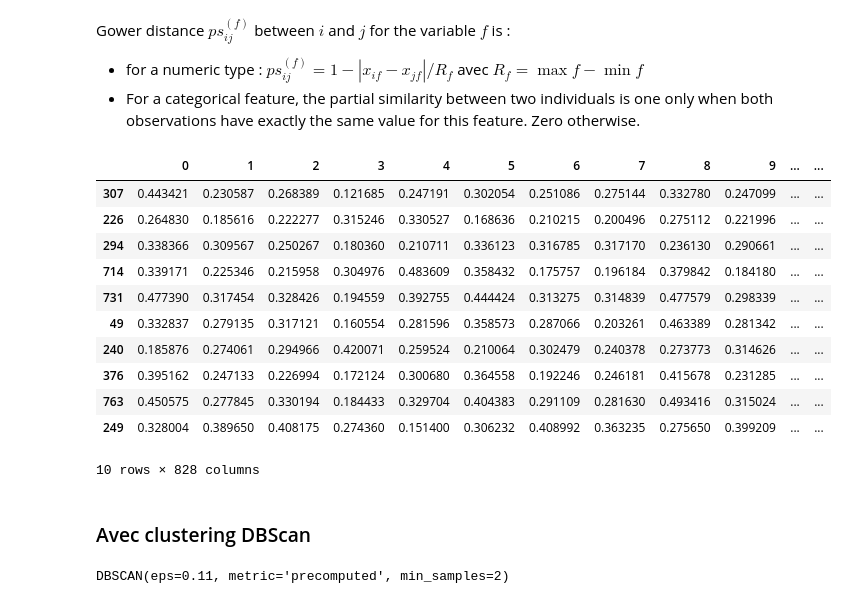
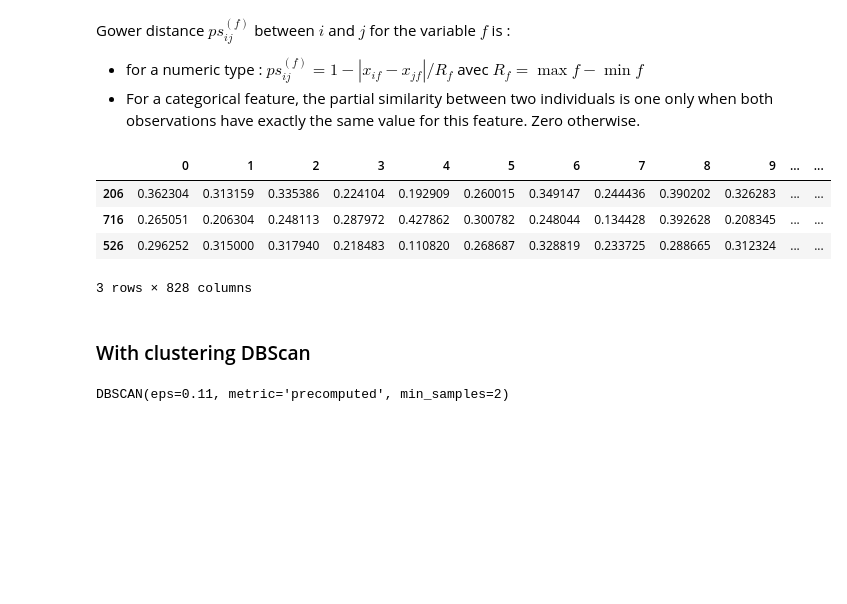
Before and after one commit to LeoMaurice/automated-playlist-making, a Jupyter notebook: example.ipynb, the cells around one changed output. Drawn from its saved outputs; the diff is of its cells as text; code cells hidden in the pictures; blank space fills up the shorter version.

```diff
--- a/example.ipynb
+++ b/example.ipynb
@@ -17,8 +15,10 @@ includs_lyrics = False
 client_id = 'fddfd9d30faf4b6d9a4b1d804aff7fa1'#'13d13dd56e594a21b4d4ec40c0a88691'
 client_secret = 'ff2187c009ce4e5ab7ed20bb03c21258'#'d30d08b33f0d4e42b54f61235131f289'
 redirect_url = 'http://localhost:8080/oauth/return'
-userid = 'e1c5a23f94234d10' #faq?si=e1c5a23f94234d10 #4f66346ab1a042a2
+userid = 'draskeglom' #'e1c5a23f94234d10' #faq?si=e1c5a23f94234d10 #4f66346ab1a042a2
 genius_access_token = 'ao_WTdM2aSzfIP9-UAqwbw7sQKKq0i_R_Sk6aLUxWUtePkA-xrd4CKq1hAI4_Zej'
+
+playlist = 'https://open.spotify.com/playlist/1UseUQhEDVhhHwfXxiVzP2?si=11a972b658a449c1' # the playlist we are going to use
 # %% [markdown]
 # Downloader
 # %% [markdown]
@@ -220,7 +221,7 @@ On retient en genre les suivants :
 - alt
 - dance, rave
 # %%
-selfdefined_genre = ['jazz,funk','pop','electro,tronica','techno,club','house','synth,dream','rock','prog,exp','alt,modern','dance,rave','rap']
+selfdefined_genre = ['jazz,funk','pop','electro,tronica','techno,club','house','synth,dream','rock','prog,exp','alt,modern','dance,rave','rap','franc','ind']
 for genre in selfdefined_genre:
     df_playlist[genre] = ''
 # %%
@@ -346,22 +338,15 @@ import gower
 # we compute this distance explained above
 distance_matrix = gower.gower_matrix(df_clustering)
 # %%
-pd.DataFrame(distance_matrix).sample(10)
+pd.DataFrame(distance_matrix).sample(3)
 # %% [output]
 |  | 0 | 1 | 2 | 3 | 4 | 5 | 6 | 7 | 8 | 9 | ... | ... |
-| 307 | 0.443421 | 0.230587 | 0.268389 | 0.121685 | 0.247191 | 0.302054 | 0.251086 | 0.275144 | 0.332780 | 0.247099 | ... | ... |
-| 226 | 0.264830 | 0.185616 | 0.222277 | 0.315246 | 0.330527 | 0.168636 | 0.210215 | 0.200496 | 0.275112 | 0.221996 | ... | ... |
-| 294 | 0.338366 | 0.309567 | 0.250267 | 0.180360 | 0.210711 | 0.336123 | 0.316785 | 0.317170 | 0.236130 | 0.290661 | ... | ... |
-| 714 | 0.339171 | 0.225346 | 0.215958 | 0.304976 | 0.483609 | 0.358432 | 0.175757 | 0.196184 | 0.379842 | 0.184180 | ... | ... |
-| 731 | 0.477390 | 0.317454 | 0.328426 | 0.194559 | 0.392755 | 0.444424 | 0.313275 | 0.314839 | 0.477579 | 0.298339 | ... | ... |
-| 49 | 0.332837 | 0.279135 | 0.317121 | 0.160554 | 0.281596 | 0.358573 | 0.287066 | 0.203261 | 0.463389 | 0.281342 | ... | ... |
-| 240 | 0.185876 | 0.274061 | 0.294966 | 0.420071 | 0.259524 | 0.210064 | 0.302479 | 0.240378 | 0.273773 | 0.314626 | ... | ... |
-| 376 | 0.395162 | 0.247133 | 0.226994 | 0.172124 | 0.300680 | 0.364558 | 0.192246 | 0.246181 | 0.415678 | 0.231285 | ... | ... |
-| 763 | 0.450575 | 0.277845 | 0.330194 | 0.184433 | 0.329704 | 0.404383 | 0.291109 | 0.281630 | 0.493416 | 0.315024 | ... | ... |
-| 249 | 0.328004 | 0.389650 | 0.408175 | 0.274360 | 0.151400 | 0.306232 | 0.408992 | 0.363235 | 0.275650 | 0.399209 | ... | ... |
+| 206 | 0.362304 | 0.313159 | 0.335386 | 0.224104 | 0.192909 | 0.260015 | 0.349147 | 0.244436 | 0.390202 | 0.326283 | ... | ... |
+| 716 | 0.265051 | 0.206304 | 0.248113 | 0.287972 | 0.427862 | 0.300782 | 0.248044 | 0.134428 | 0.392628 | 0.208345 | ... | ... |
+| 526 | 0.296252 | 0.315000 | 0.317940 | 0.218483 | 0.110820 | 0.268687 | 0.328819 | 0.233725 | 0.288665 | 0.312324 | ... | ... |
-10 rows × 828 columns
+3 rows × 828 columns
 # %% [markdown]
-### Avec clustering DBScan
+### With clustering DBScan
 # %%
 from yellowbrick.cluster import SilhouetteVisualizer
 from sklearn.cluster import DBSCAN
```
Also changed, not shown: parts of 54 cells of this notebook, 2 other files.
